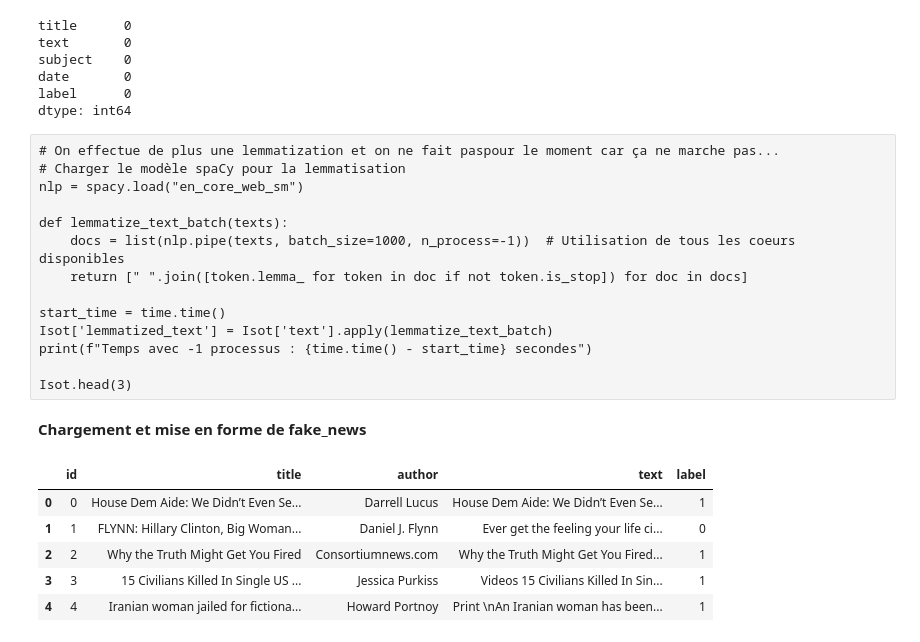
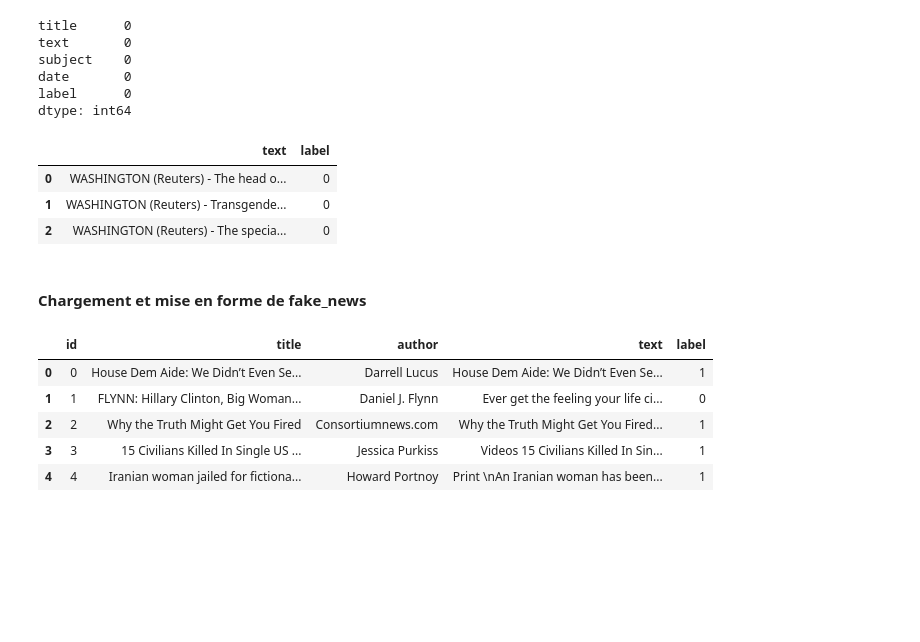
Before and after one commit to Alexis-Barrau/MLforNFP, a Jupyter notebook: Projet/Main.ipynb, the cells around one changed output. Cells and saved outputs as stored; diff of their text form; code cells hidden in the pictures; blank space fills up the shorter version.

```diff
--- a/Projet/Main.ipynb
+++ b/Projet/Main.ipynb
@@ -45,22 +50,27 @@ dtype: int64
 # %%
 # On ne garde que le label et le text de l'article
 Isot = Isot_data[['text', 'label']]
-# %% [raw]
-# On effectue de plus une lemmatization et on ne fait paspour le moment car ça ne marche pas...
-# Charger le modèle spaCy pour la lemmatisation
-nlp = spacy.load("en_core_web_sm")
-
-def lemmatize_text_batch(texts):
-    docs = list(nlp.pipe(texts, batch_size=1000, n_process=-1))  # Utilisation de tous les coeurs disponibles
-    return [" ".join([token.lemma_ for token in doc if not token.is_stop]) for doc in docs]
-
-start_time = time.time()
-Isot['lemmatized_text'] = Isot['text'].apply(lemmatize_text_batch)
-print(f"Temps avec -1 processus : {time.time() - start_time} secondes")
-
-Isot.head(3)
+# %%
+# On effectue de plus une lemmatization et on ne fait paspour le moment car ça ne marche pas...
+# Charger le modèle spaCy pour la lemmatisation
+nlp = spacy.load("en_core_web_sm")
+
+def lemmatize_text_batch(texts):
+    docs = list(nlp.pipe(texts, batch_size=1000, n_process=-1))  # Utilisation de tous les coeurs disponibles
+    return [" ".join([token.lemma_ for token in doc if not token.is_stop]) for doc in docs]
+
+# start_time = time.time()
+# Isot['lemmatized_text'] = Isot['text'].apply(lemmatize_text_batch)
+# print(f"Temps avec -1 processus : {time.time() - start_time} secondes")
+
+Isot.head(3)
+# %% [output]
+|  | text | label |
+| 0 | WASHINGTON (Reuters) - The head o... | 0 |
+| 1 | WASHINGTON (Reuters) - Transgende... | 0 |
+| 2 | WASHINGTON (Reuters) - The specia... | 0 |
 # %% [markdown]
-**Chargement et mise en forme de fake_news**
+#### Chargement et mise en forme de fake_news
 # %%
 # Mise en forme dataset Fake_News https://www.kaggle.com/competitions/fake-news/data?select=train.csv
 fake_news_data = pd.read_csv("data/train.csv")
```
Also changed, not shown: parts of 12 cells of this notebook, 1 other file.
